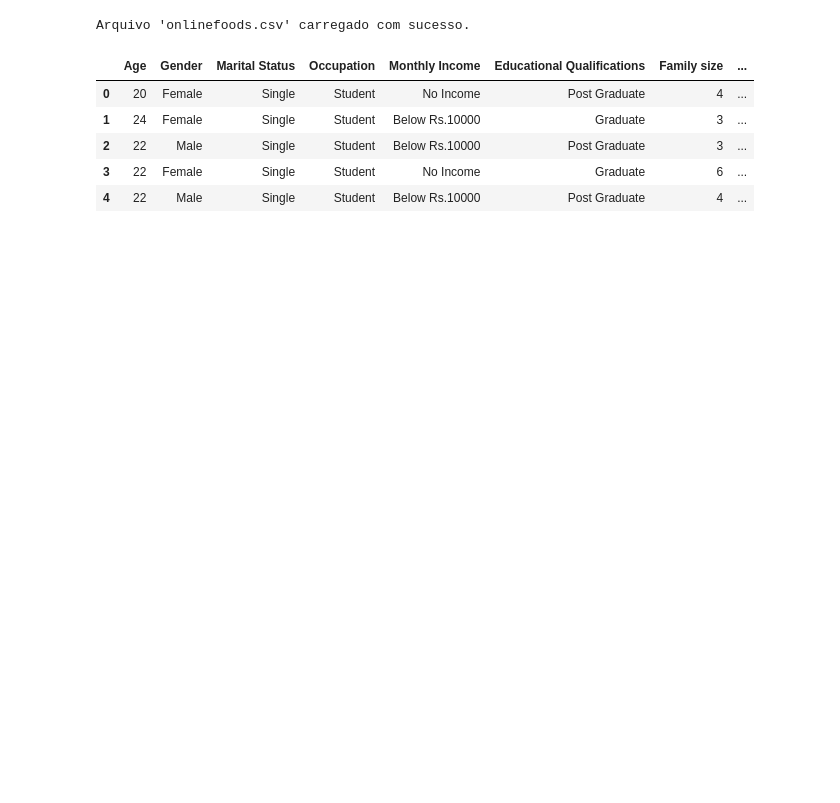
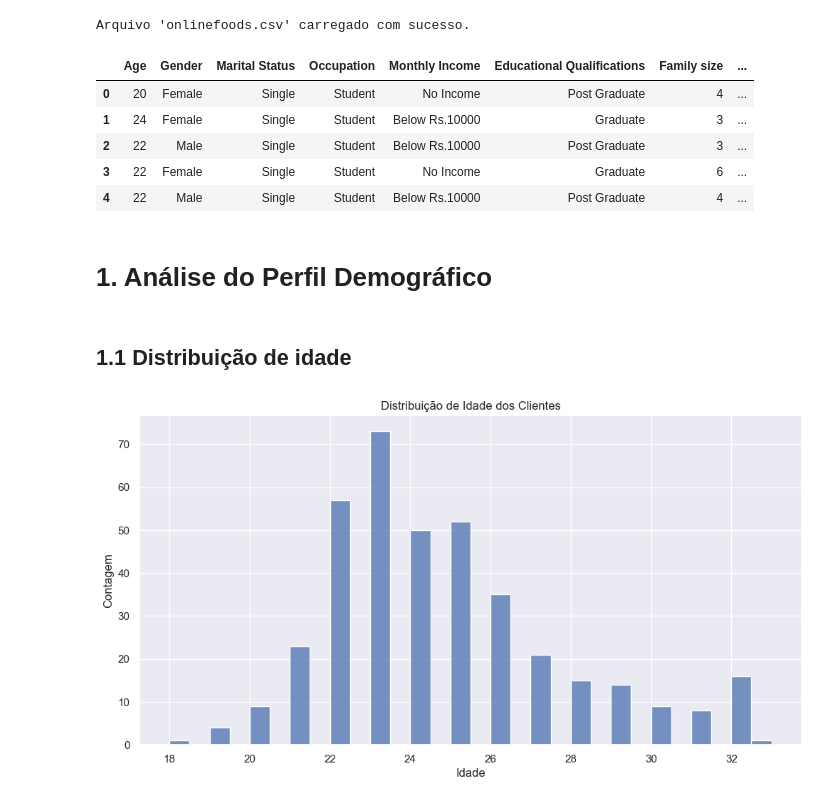
Before and after one commit to PauloGBPonte/online-foods, a Jupyter notebook: backend/notebooks/eda.ipynb, the cells around one changed output. Saved outputs shown, nothing was run; the diff lists cells and outputs as text; code cells hidden in the pictures; blank space fills up the shorter version.

Commit message:
Primeiros gráficos descritivos, idade, renda e estado civil

```diff
--- a/backend/notebooks/eda.ipynb
+++ b/backend/notebooks/eda.ipynb
@@ -21,3 +30,20 @@ df.head()
 | 2 | 22 | Male | Single | Student | Below Rs.10000 | Post Graduate | 3 | ... |
 | 3 | 22 | Female | Single | Student | No Income | Graduate | 6 | ... |
 | 4 | 22 | Male | Single | Student | Below Rs.10000 | Post Graduate | 4 | ... |
+# %%
+# Configurações de visualização
+sns.set_theme()  # isso configura automaticamente o estilo do matplotlib
+pd.set_option('display.max_columns', None)
+# %% [markdown]
+# 1. Análise do Perfil Demográfico
+# %% [markdown]
+## 1.1 Distribuição de idade
+# %%
+plt.figure(figsize=(12, 6))
+sns.histplot(data=df, x='Age', bins=30)
+plt.title('Distribuição de Idade dos Clientes')
+plt.xlabel('Idade')
+plt.ylabel('Contagem')
+plt.show()
+# %% [output]
+[figure, added]
```
Also changed, not shown: parts of 7 cells of this notebook, 1 other file.
